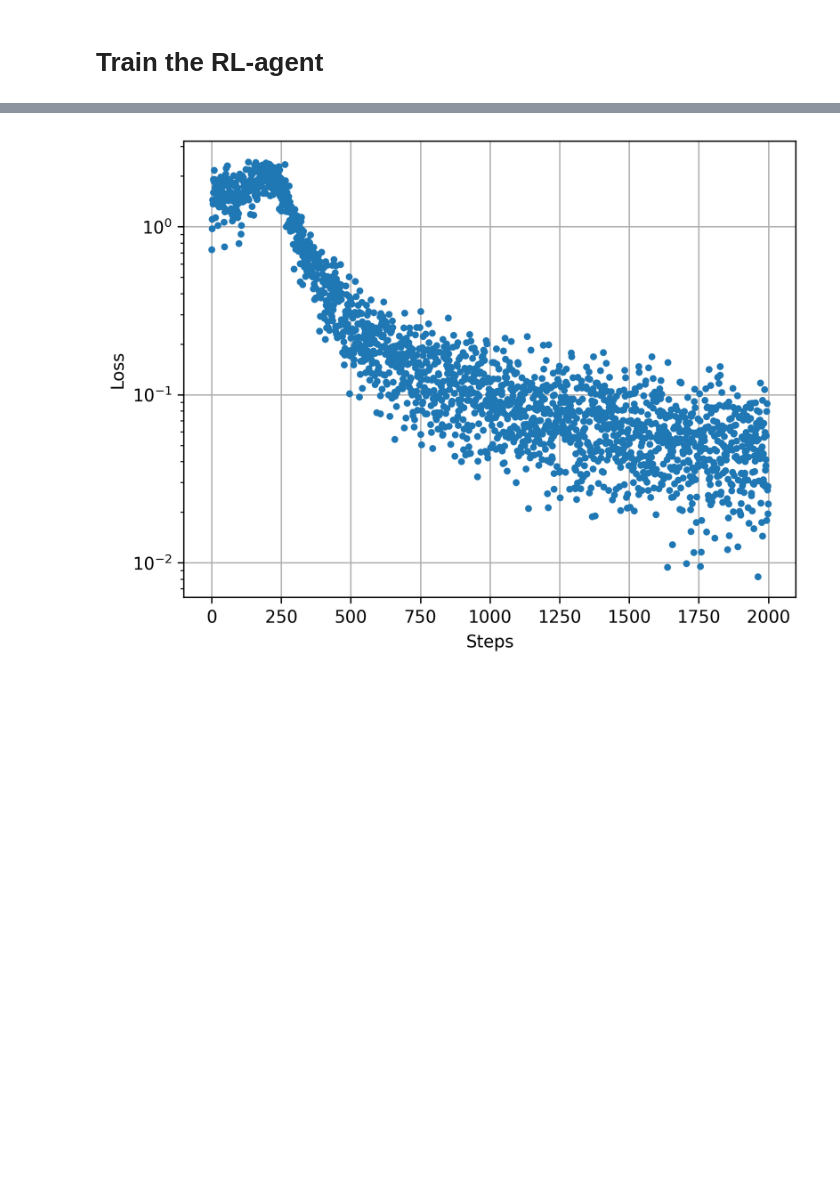
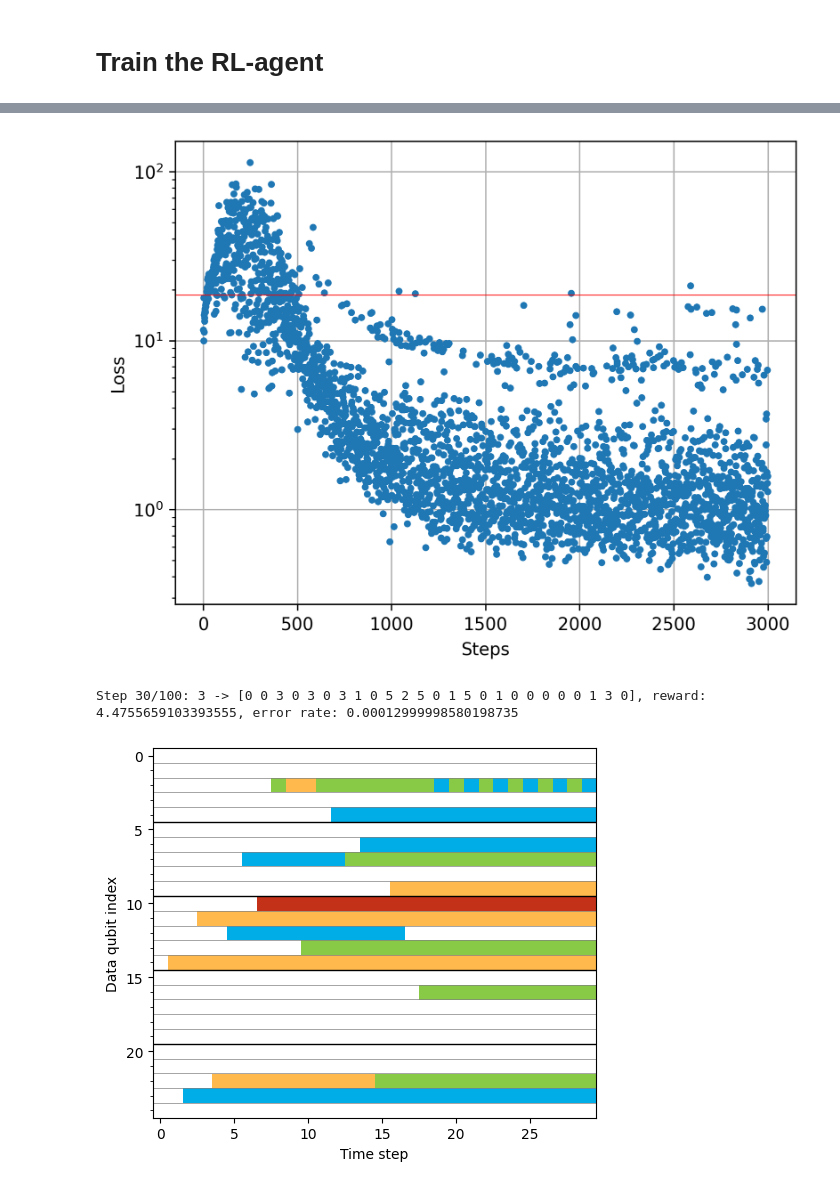
Before and after one commit to JuliusRye/QEC, a Jupyter notebook: Modules/reinforcement_learning_deformation_search.ipynb, the cells around one changed output, grey strips where cells are left out. Saved outputs shown, nothing was run; the diff lists cells and outputs as text; code cells hidden in the pictures; blank space fills up the shorter version.

```diff
--- a/Modules/reinforcement_learning_deformation_search.ipynb
+++ b/Modules/reinforcement_learning_deformation_search.ipynb
@@ -610,6 +532,55 @@ plt.xlabel('Steps')
 plt.ylabel('Loss')
 plt.yscale('log')
 # plt.xlim(50000, 51000)
+plt.axhline(jnp.square(rewards).mean(), color='red', lw=.5)
 plt.show()
 # %% [output]
-[figure, old version]
+[figure, new version]
+# %%
+key = random.key(SEED)
+max_steps = 100
+
+deformations_ = -jnp.ones((max_steps, agent.num_data_qubits), dtype=jnp.int32)
+error_rates_ = jnp.empty((max_steps,), dtype=jnp.float32)
+
+deformation_, score_, error_rate_, key = env.reset(key)
+done_ = False
+
+deformations_ = deformations_.at[0].set(deformation_)
+error_rates_ = error_rates_.at[0].set(error_rate_)
+for i in range(1, max_steps):
+    action_, done_, key = agent.act(
+        key,
+        online_net_params,
+        deformation_,
+        epsilon=0.0
+    )
+    deformation_action_idx, data_qubit_action_idx = agent.split_action(action_)
+    deformation_ = deformation_.at[data_qubit_action_idx].set(deformation_action_idx)
+    reward_, score_, error_rate_, key = env.reward(
+        key,
+        score_,
+        deformation_
+    )
+
+    if done_ or (deformations_ == deformation_[None,:]).all(axis=1).sum() > 5:
+        break
+
+    deformations_ = deformations_.at[i].set(deformation_)
+    error_rates_ = error_rates_.at[i].set(error_rate_)
+    print(f"Step {i+1}/{max_steps}: {deformation_action_idx} -> {deformation_}, reward: {reward_}, error rate: {error_rate_}", end='\r')
+# %% [output]
+Step 30/100: 3 -> [0 0 3 0 3 0 3 1 0 5 2 5 0 1 5 0 1 0 0 0 0 0 1 3 0], reward: 4.4755659103393555, error rate: 0.00012999998580198735
+# %%
+# plt.imshow(jnp.array([0,0,2,3,3,2])[deformations_[:i].T], interpolation="nearest", cmap=deformation_cmap, vmin=-.5, vmax=5.5)
+plt.imshow(deformations_[:i].T, interpolation="nearest", cmap=deformation_cmap, vmin=-.5, vmax=5.5)
+plt.xlabel("Time step")
+plt.ylabel("Data qubit index")
+plt.xlim(-.5, i-.5)
+plt.yticks(jnp.arange(0, deformations_.shape[1], CODE_DISTANCE))
+plt.yticks(jnp.arange(0, deformations_.shape[1]), minor=True)
+plt.hlines(jnp.arange(CODE_DISTANCE**2)[1:]-.5, [-1]*(CODE_DISTANCE**2-1), [error_rates.shape[0]]*(CODE_DISTANCE**2-1), color='gray', lw=.5)
+plt.hlines(CODE_DISTANCE*jnp.arange(CODE_DISTANCE)[1:]-.5, [-1]*(CODE_DISTANCE-1), [error_rates.shape[0]]*(CODE_DISTANCE-1), color='k', lw=1)
+plt.show()
+# %% [output]
+[figure, added]
```
Also changed, not shown: parts of 10 cells of this notebook, 8 other files.
